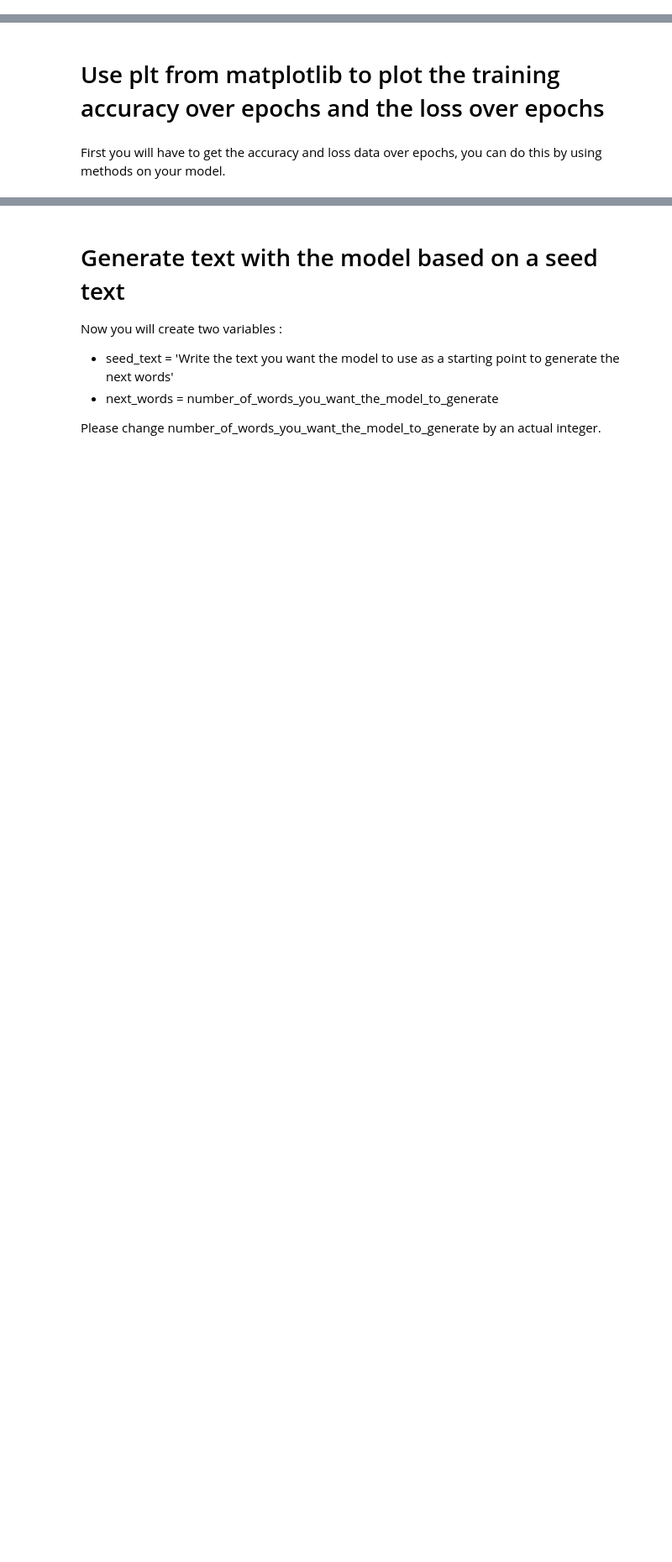
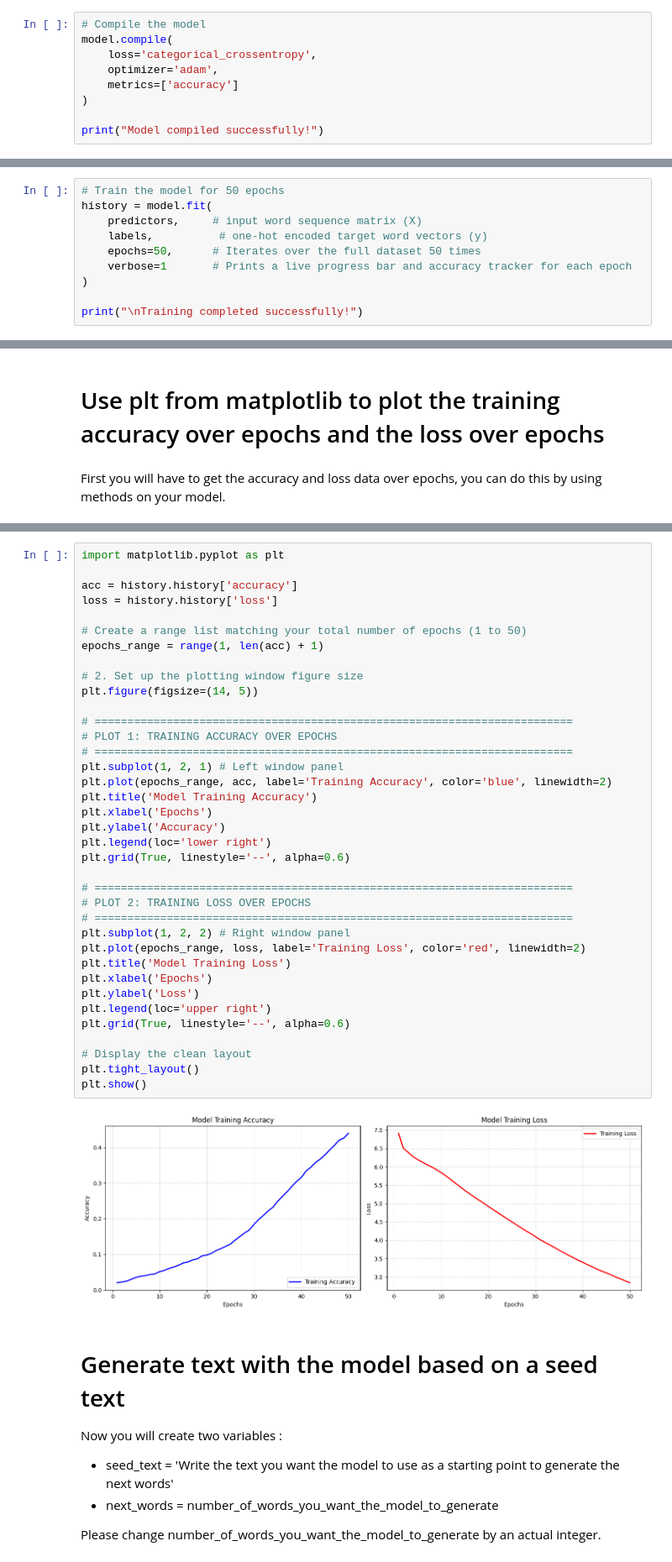
Before and after one commit to mahmoodasayeedi/lab-text-generation-shakespeare, a Jupyter notebook: main.ipynb, the cells around one changed output, grey strips where cells are left out. Shown at 84% size. Drawn from its saved outputs; the diff is of its cells as text; blank space fills up the shorter version.

```diff
--- a/main.ipynb
+++ b/main.ipynb
@@ -138,0 +169,9 @@ Compile the model using categorical crossentropy as the loss function, the Adam
+# %%
+# Compile the model
+model.compile(
+    loss='categorical_crossentropy',
+    optimizer='adam',
+    metrics=['accuracy']
+)
+
+print("Model compiled successfully!")
@@ -156,0 +217,10 @@ However, dont waste your time.
+# %%
+# Train the model for 50 epochs
+history = model.fit(
+    predictors,     # input word sequence matrix (X)
+    labels,          # one-hot encoded target word vectors (y)
+    epochs=50,      # Iterates over the full dataset 50 times
+    verbose=1       # Prints a live progress bar and accuracy tracker for each epoch
+)
+
+print("\nTraining completed successfully!")
@@ -163,3 +249,42 @@ First you will have to get the accuracy and loss data over epochs, you can do th
+# %%
+import matplotlib.pyplot as plt
+
+acc = history.history['accuracy']
+loss = history.history['loss']
+
+# Create a range list matching your total number of epochs (1 to 50)
+epochs_range = range(1, len(acc) + 1)
+
+# 2. Set up the plotting window figure size
+plt.figure(figsize=(14, 5))
+
+# =========================================================================
+# PLOT 1: TRAINING ACCURACY OVER EPOCHS
+# =========================================================================
+plt.subplot(1, 2, 1) # Left window panel
+plt.plot(epochs_range, acc, label='Training Accuracy', color='blue', linewidth=2)
+plt.title('Model Training Accuracy')
+plt.xlabel('Epochs')
+plt.ylabel('Accuracy')
+plt.legend(loc='lower right')
+plt.grid(True, linestyle='--', alpha=0.6)
+
+# =========================================================================
+# PLOT 2: TRAINING LOSS OVER EPOCHS
+# =========================================================================
+plt.subplot(1, 2, 2) # Right window panel
+plt.plot(epochs_range, loss, label='Training Loss', color='red', linewidth=2)
+plt.title('Model Training Loss')
+plt.xlabel('Epochs')
+plt.ylabel('Loss')
+plt.legend(loc='upper right')
+plt.grid(True, linestyle='--', alpha=0.6)
+
+# Display the clean layout
+plt.tight_layout()
+plt.show()
+# %% [output]
+[figure, added]
 # %% [markdown]
 # Generate text with the model based on a seed text
 
```
Also changed, not shown: parts of 26 cells of this notebook.
